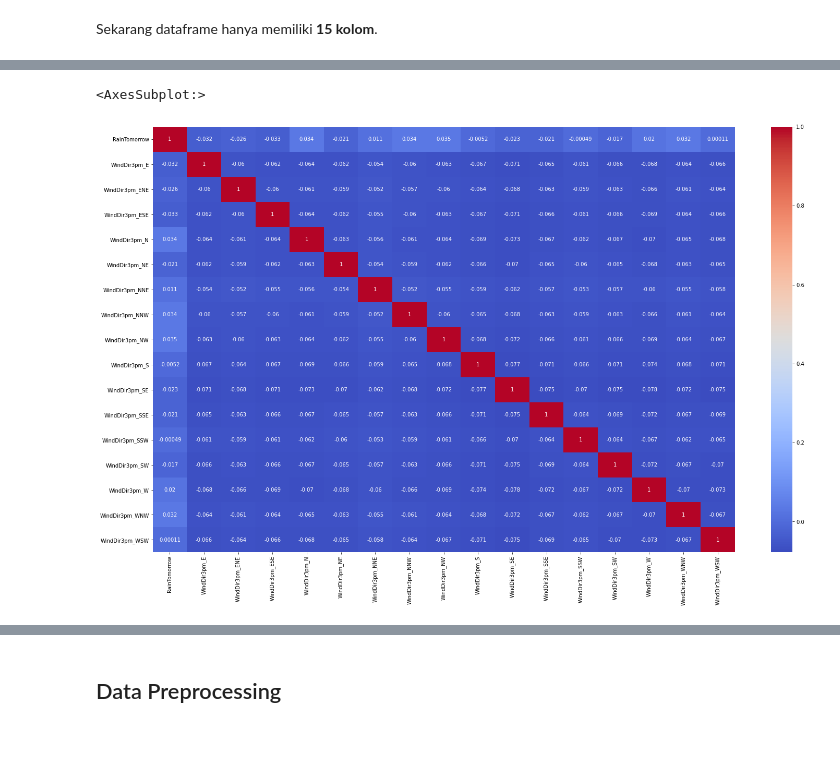
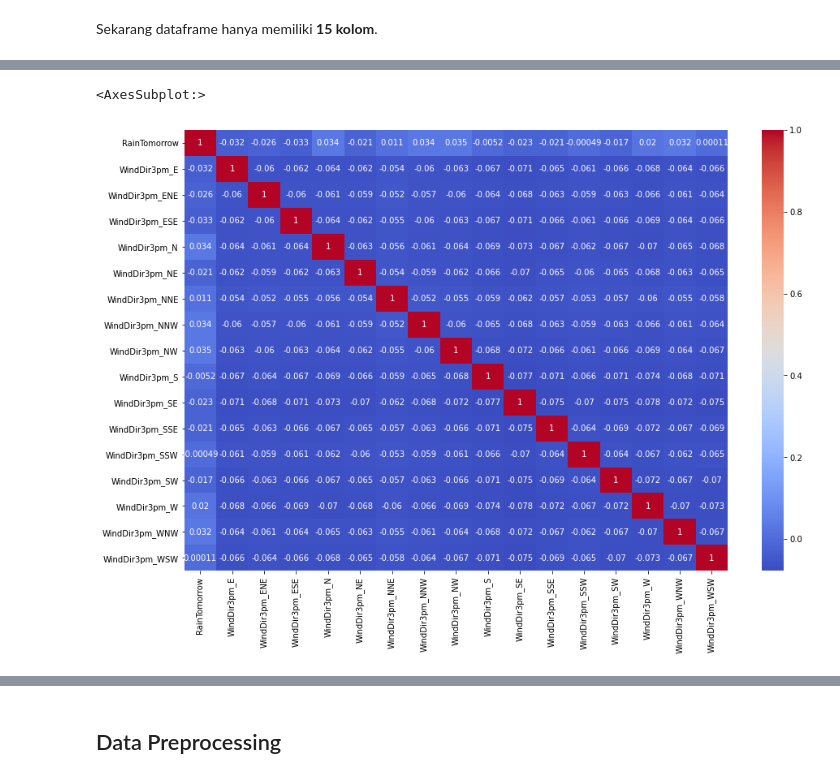
Before and after one commit to Penzragon/h8dsft_P1W1LGSVM, a Jupyter notebook: script.ipynb, the cells around one changed output, grey strips where cells are left out. Drawn from its saved outputs; the diff is of its cells as text; code cells hidden in the pictures; blank space fills up the shorter version.

```diff
--- a/script.ipynb
+++ b/script.ipynb
@@ -463,8 +465,8 @@ sns.heatmap(corr_cat, cmap='coolwarm', annot=True)
 # %%
-plt.figure(figsize=(25, 15))
+plt.figure(figsize=(15, 10))
 corr_cat = pd.get_dummies(weather[['RainTomorrow', 'WindDir3pm']]).corr()
 sns.heatmap(corr_cat, cmap='coolwarm', annot=True)
 # %% [output]
 <AxesSubplot:>
-[figure, old version]
+[figure, new version]
 # %%
```
Also changed, not shown: parts of 13 cells of this notebook.
